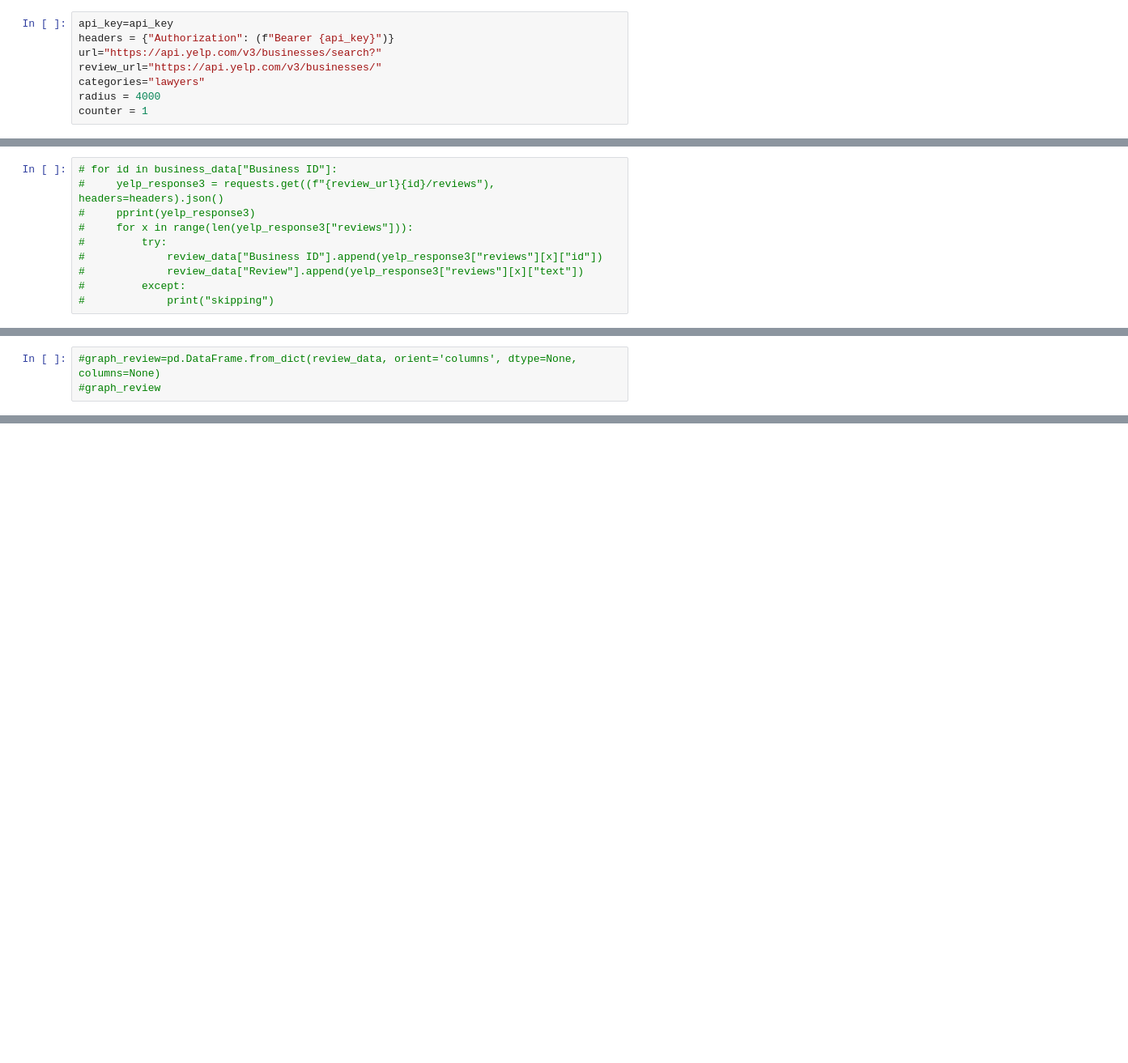
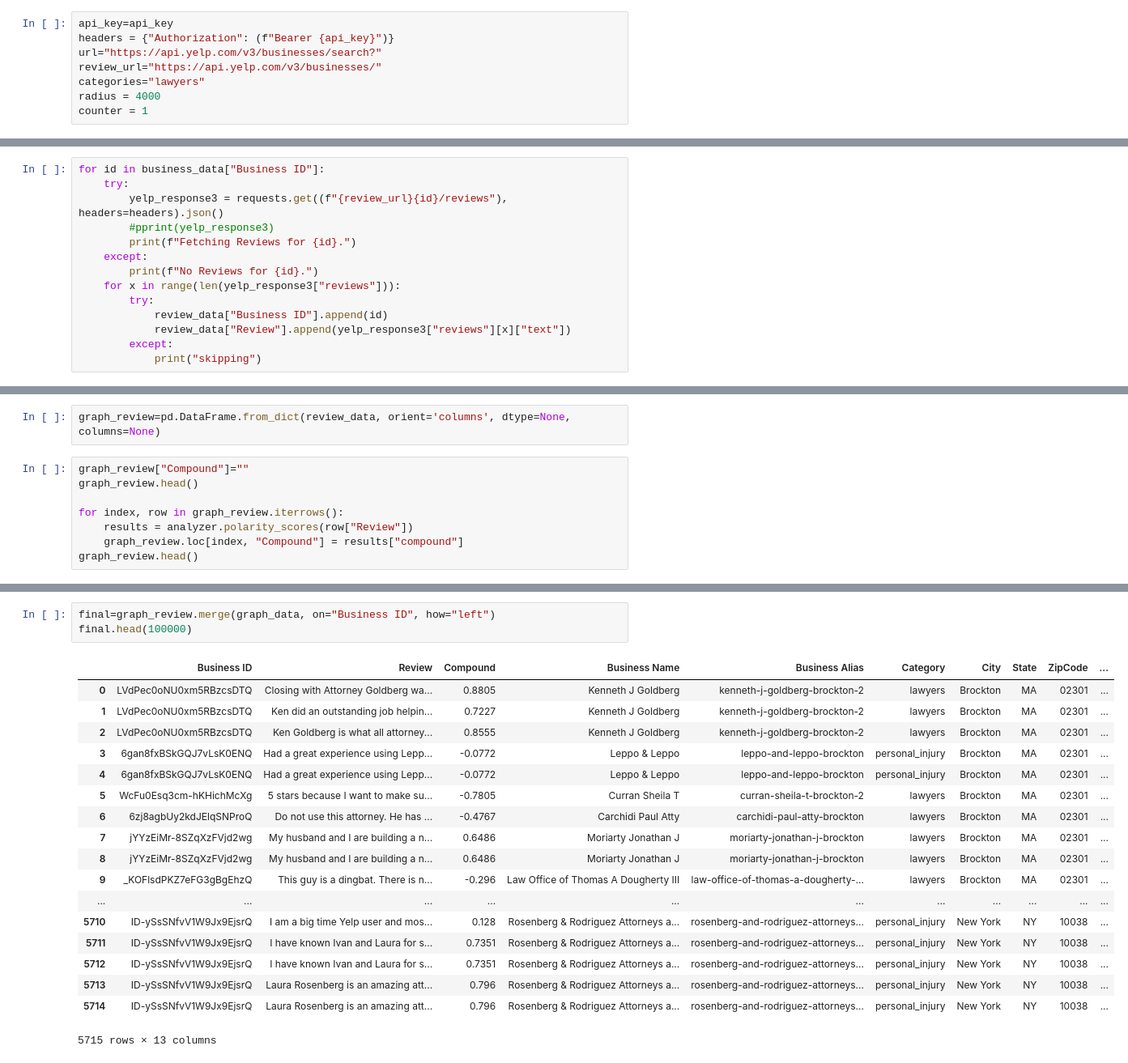
Before and after one commit to jaredstewartcase/Project-1-Bashplotlib, a Jupyter notebook: Yelp_Master.ipynb, the cells around one changed output, grey strips where cells are left out. Shown at 81% size. Cells and saved outputs as stored; diff of their text form; blank space fills up the shorter version.

```diff
--- a/Yelp_Master.ipynb
+++ b/Yelp_Master.ipynb
@@ -130,10 +105,14 @@ graph_data
 # %%
-# for id in business_data["Business ID"]:
-#     yelp_response3 = requests.get((f"{review_url}{id}/reviews"), headers=headers).json()
-#     pprint(yelp_response3)
-#     for x in range(len(yelp_response3["reviews"])):
-#         try:
-#             review_data["Business ID"].append(yelp_response3["reviews"][x]["id"])
-#             review_data["Review"].append(yelp_response3["reviews"][x]["text"])
-#         except:
-#             print("skipping")
+for id in business_data["Business ID"]:
+    try:
+        yelp_response3 = requests.get((f"{review_url}{id}/reviews"), headers=headers).json()
+        #pprint(yelp_response3)
+        print(f"Fetching Reviews for {id}.")
+    except:
+        print(f"No Reviews for {id}.")
+    for x in range(len(yelp_response3["reviews"])):
+        try:
+            review_data["Business ID"].append(id)
+            review_data["Review"].append(yelp_response3["reviews"][x]["text"])
+        except:
+            print("skipping")
@@ -142,3 +137,10 @@ graph_data
 # %%
-#graph_review=pd.DataFrame.from_dict(review_data, orient='columns', dtype=None, columns=None)
-#graph_review
+graph_review=pd.DataFrame.from_dict(review_data, orient='columns', dtype=None, columns=None)
+# %%
+graph_review["Compound"]=""
+graph_review.head()
+
+for index, row in graph_review.iterrows():
+    results = analyzer.polarity_scores(row["Review"])
+    graph_review.loc[index, "Compound"] = results["compound"]
+graph_review.head()
@@ -144,0 +154,22 @@ graph_data
+# %%
+final=graph_review.merge(graph_data, on="Business ID", how="left")
+final.head(100000)
+# %% [output]
+|  | Business ID | Review | Compound | Business Name | Business Alias | Category | City | State | ZipCode | ... |
+| 0 | LVdPec0oNU0xm5RBzcsDTQ | Closing with Attorney Goldberg wa... | 0.8805 | Kenneth J Goldberg | kenneth-j-goldberg-brockton-2 | lawyers | Brockton | MA | 02301 | ... |
+| 1 | LVdPec0oNU0xm5RBzcsDTQ | Ken did an outstanding job helpin... | 0.7227 | Kenneth J Goldberg | kenneth-j-goldberg-brockton-2 | lawyers | Brockton | MA | 02301 | ... |
+| 2 | LVdPec0oNU0xm5RBzcsDTQ | Ken Goldberg is what all attorney... | 0.8555 | Kenneth J Goldberg | kenneth-j-goldberg-brockton-2 | lawyers | Brockton | MA | 02301 | ... |
+| 3 | 6gan8fxBSkGQJ7vLsK0ENQ | Had a great experience using Lepp... | -0.0772 | Leppo & Leppo | leppo-and-leppo-brockton | personal_injury | Brockton | MA | 02301 | ... |
+| 4 | 6gan8fxBSkGQJ7vLsK0ENQ | Had a great experience using Lepp... | -0.0772 | Leppo & Leppo | leppo-and-leppo-brockton | personal_injury | Brockton | MA | 02301 | ... |
+| 5 | WcFu0Esq3cm-hKHichMcXg | 5 stars because I want to make su... | -0.7805 | Curran Sheila T | curran-sheila-t-brockton-2 | lawyers | Brockton | MA | 02301 | ... |
+| 6 | 6zj8agbUy2kdJElqSNProQ | Do not use this attorney. He has ... | -0.4767 | Carchidi Paul Atty | carchidi-paul-atty-brockton | lawyers | Brockton | MA | 02301 | ... |
+| 7 | jYYzEiMr-8SZqXzFVjd2wg | My husband and I are building a n... | 0.6486 | Moriarty Jonathan J | moriarty-jonathan-j-brockton | lawyers | Brockton | MA | 02301 | ... |
+| 8 | jYYzEiMr-8SZqXzFVjd2wg | My husband and I are building a n... | 0.6486 | Moriarty Jonathan J | moriarty-jonathan-j-brockton | lawyers | Brockton | MA | 02301 | ... |
+| 9 | _KOFlsdPKZ7eFG3gBgEhzQ | This guy is a dingbat. There is n... | -0.296 | Law Office of Thomas A Dougherty III | law-office-of-thomas-a-dougherty-... | lawyers | Brockton | MA | 02301 | ... |
+| ... | ... | ... | ... | ... | ... | ... | ... | ... | ... | ... |
+| 5710 | ID-ySsSNfvV1W9Jx9EjsrQ | I am a big time Yelp user and mos... | 0.128 | Rosenberg & Rodriguez Attorneys a... | rosenberg-and-rodriguez-attorneys... | personal_injury | New York | NY | 10038 | ... |
+| 5711 | ID-ySsSNfvV1W9Jx9EjsrQ | I have known Ivan and Laura for s... | 0.7351 | Rosenberg & Rodriguez Attorneys a... | rosenberg-and-rodriguez-attorneys... | personal_injury | New York | NY | 10038 | ... |
+| 5712 | ID-ySsSNfvV1W9Jx9EjsrQ | I have known Ivan and Laura for s... | 0.7351 | Rosenberg & Rodriguez Attorneys a... | rosenberg-and-rodriguez-attorneys... | personal_injury | New York | NY | 10038 | ... |
+| 5713 | ID-ySsSNfvV1W9Jx9EjsrQ | Laura Rosenberg is an amazing att... | 0.796 | Rosenberg & Rodriguez Attorneys a... | rosenberg-and-rodriguez-attorneys... | personal_injury | New York | NY | 10038 | ... |
+| 5714 | ID-ySsSNfvV1W9Jx9EjsrQ | Laura Rosenberg is an amazing att... | 0.796 | Rosenberg & Rodriguez Attorneys a... | rosenberg-and-rodriguez-attorneys... | personal_injury | New York | NY | 10038 | ... |
+5715 rows × 13 columns
```
Also changed, not shown: parts of 13 cells of this notebook.
